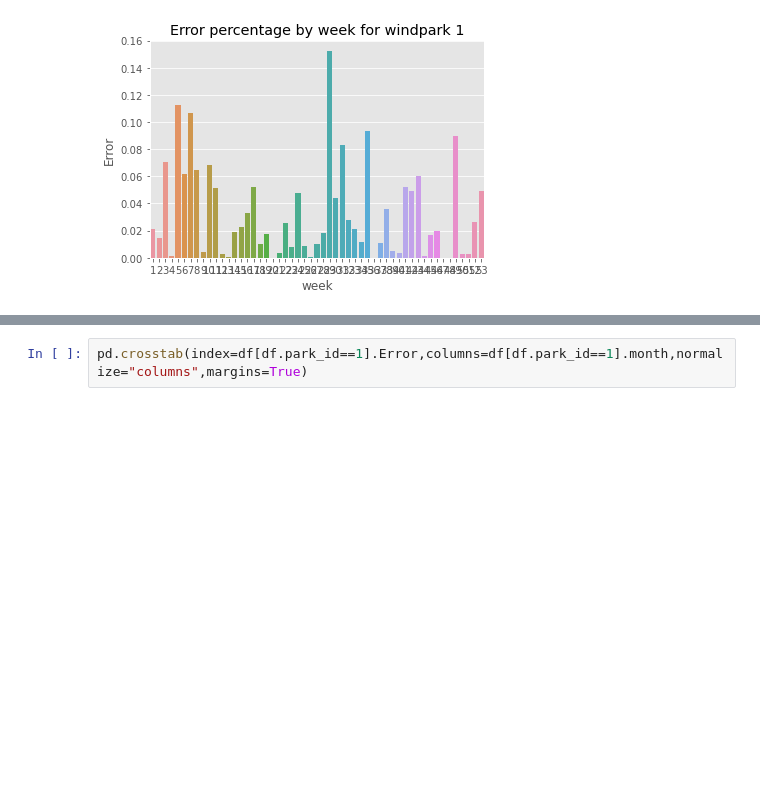
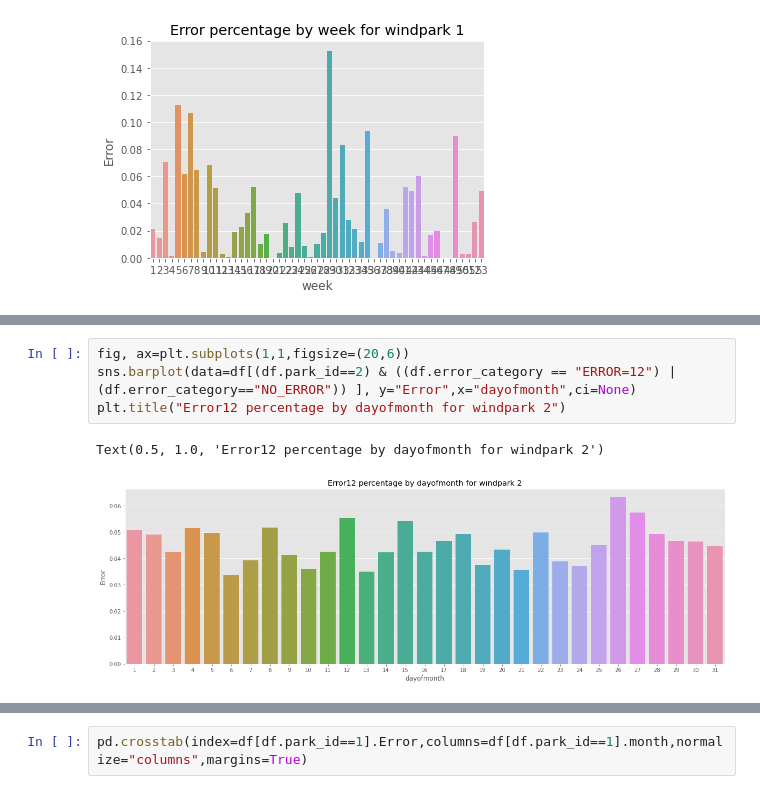
Before and after one commit to DZuercher/Datathlon2022, a Jupyter notebook: exploration/notebook_matthias.ipynb, the cells around one changed output, grey strips where cells are left out. Drawn from its saved outputs; the diff is of its cells as text; blank space fills up the shorter version.

```diff
--- a/exploration/notebook_matthias.ipynb
+++ b/exploration/notebook_matthias.ipynb
@@ -223,0 +244,7 @@ Text(0.5, 1.0, 'Error percentage by week for windpark 2')
+# %%
+fig, ax=plt.subplots(1,1,figsize=(20,6))
+sns.barplot(data=df[(df.park_id==2) & ((df.error_category == "ERROR=12") | (df.error_category=="NO_ERROR")) ], y="Error",x="dayofmonth",ci=None)
+plt.title("Error12 percentage by dayofmonth for windpark 2")
+# %% [output]
+Text(0.5, 1.0, 'Error12 percentage by dayofmonth for windpark 2')
+[figure, added]
```
Also changed, not shown: parts of 6 cells of this notebook.
